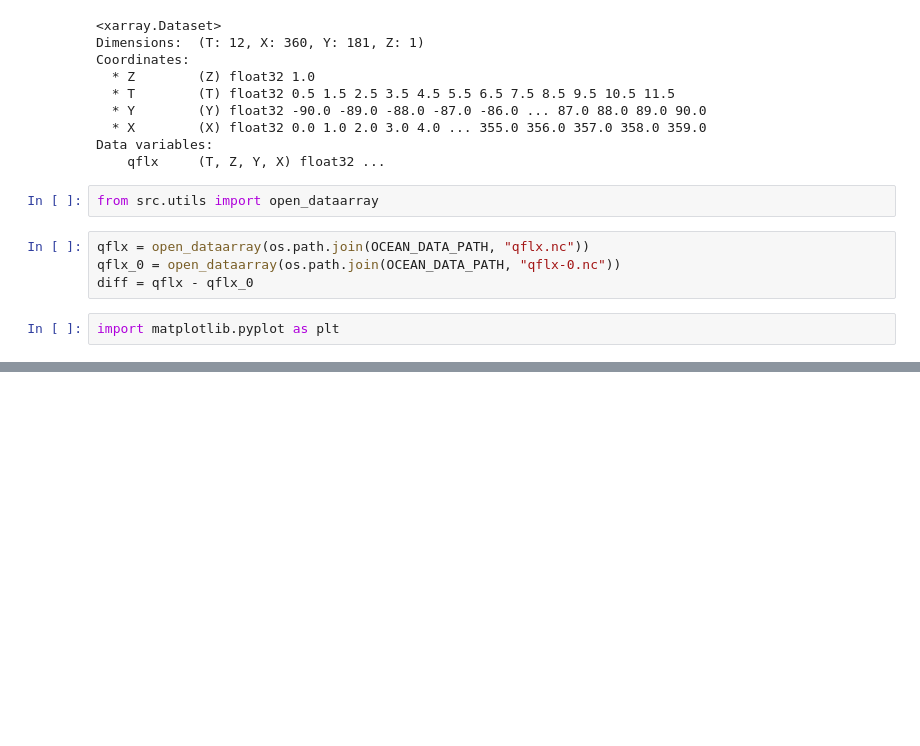
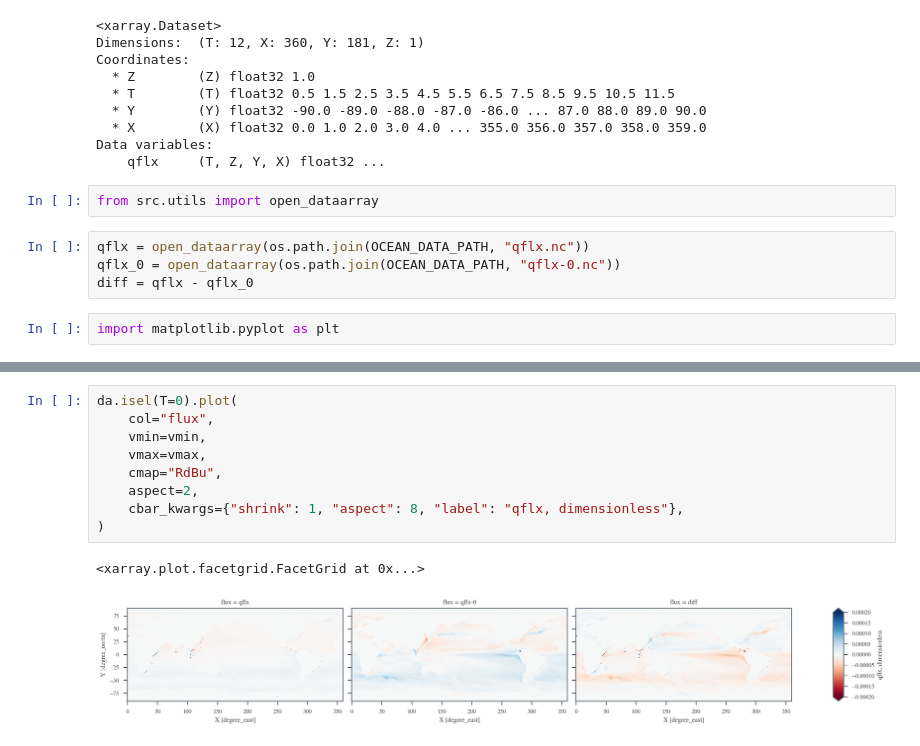
Before and after one commit to sdat2/seager19, a Jupyter notebook: notebooks/exploratory/qflx-exp.ipynb, the cells around one changed output, grey strips where cells are left out. Cells and saved outputs as stored; diff of their text form; blank space fills up the shorter version.

```diff
--- a/notebooks/exploratory/qflx-exp.ipynb
+++ b/notebooks/exploratory/qflx-exp.ipynb
@@ -68,0 +72,12 @@ for t in range(12):
+# %%
+da.isel(T=0).plot(
+    col="flux",
+    vmin=vmin,
+    vmax=vmax,
+    cmap="RdBu",
+    aspect=2,
+    cbar_kwargs={"shrink": 1, "aspect": 8, "label": "qflx, dimensionless"},
+)
+# %% [output]
+<xarray.plot.facetgrid.FacetGrid at 0x...>
+[figure, added]
```
Also changed, not shown: parts of 9 cells of this notebook, 1 other file.
